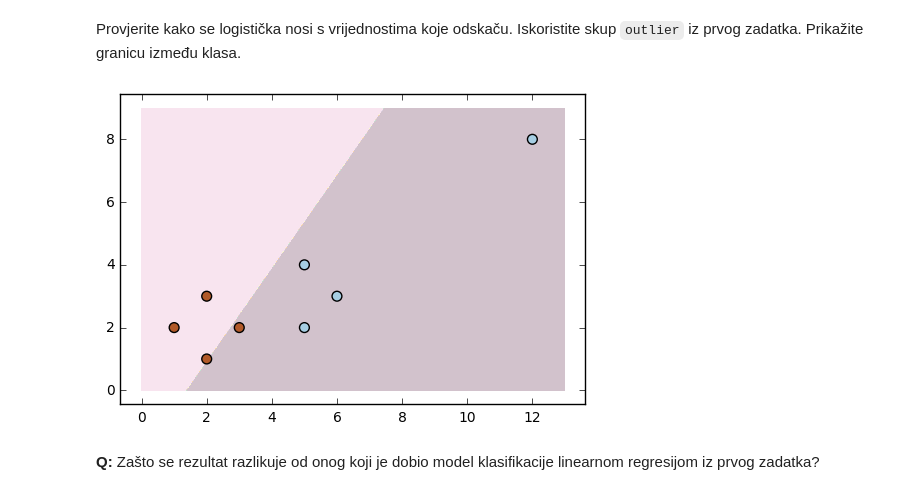
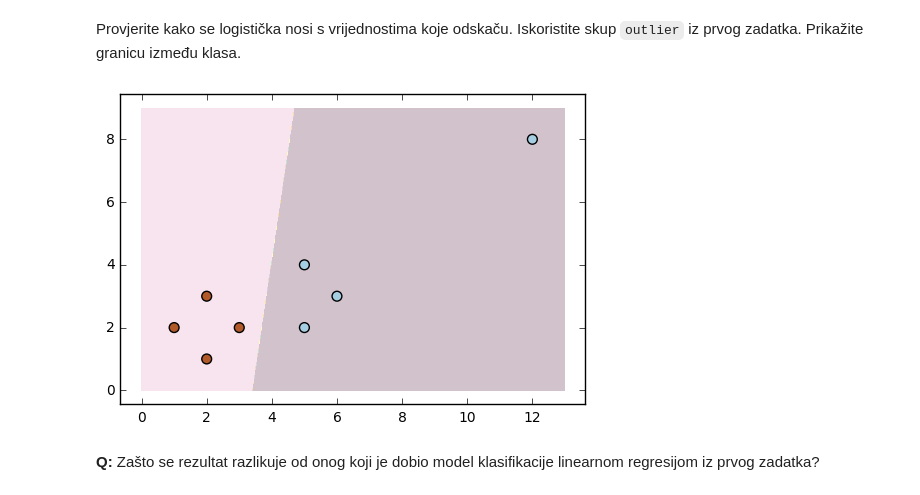
Before and after one commit to dkrivosic/machine-learning, a Jupyter notebook: SU-2016-LAB2-0036471318.ipynb, the cells around one changed output. Cells and saved outputs as stored; diff of their text form; code cells hidden in the pictures.

```diff
--- a/SU-2016-LAB2-0036471318.ipynb
+++ b/SU-2016-LAB2-0036471318.ipynb
@@ -323,11 +323,11 @@ print sklearn.metrics.log_loss(seven_y, model.predict(seven_X))
 # %% [markdown]
 Provjerite kako se logistička nosi s vrijednostima koje odskaču. Iskoristite skup `outlier` iz prvog zadatka. Prikažite granicu između klasa.
 # %%
-model = sklearn.linear_model.LogisticRegression()
+model = sklearn.linear_model.LogisticRegression(C=100)
 model.fit(outlier_X, outlier_y)
 mlutils.plot_2d_clf_problem(outlier_X, outlier_y, h=model.predict)
 # %% [output]
-[figure, old version]
+[figure, new version]
 # %% [markdown]
 **Q:** Zašto se rezultat razlikuje od onog koji je dobio model klasifikacije linearnom regresijom iz prvog zadatka?
 # %% [markdown]
```
Also changed, not shown: parts of 14 cells of this notebook.
